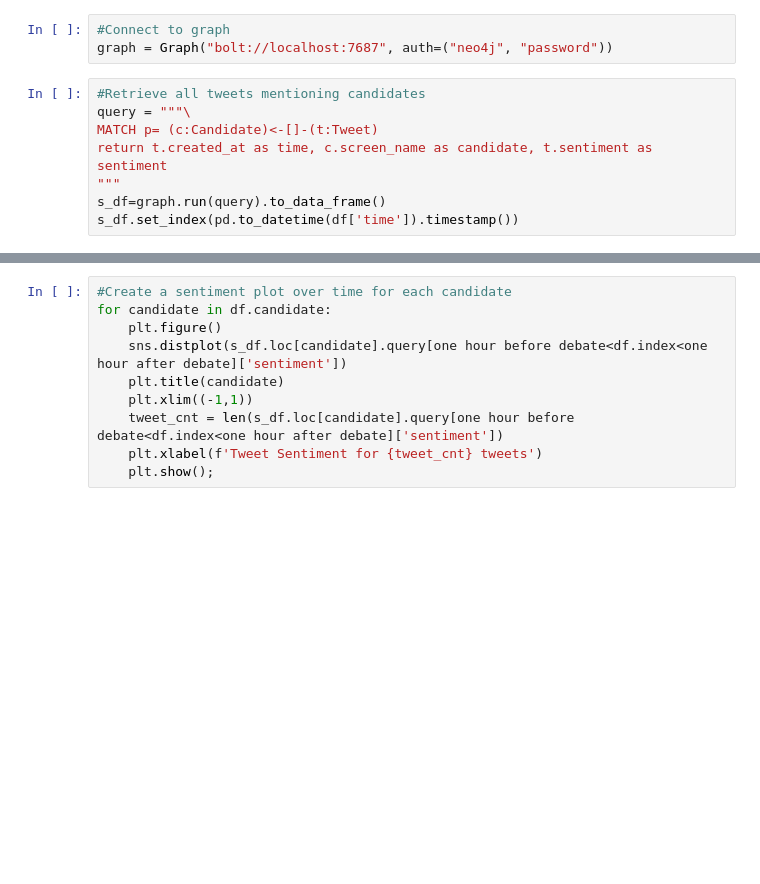
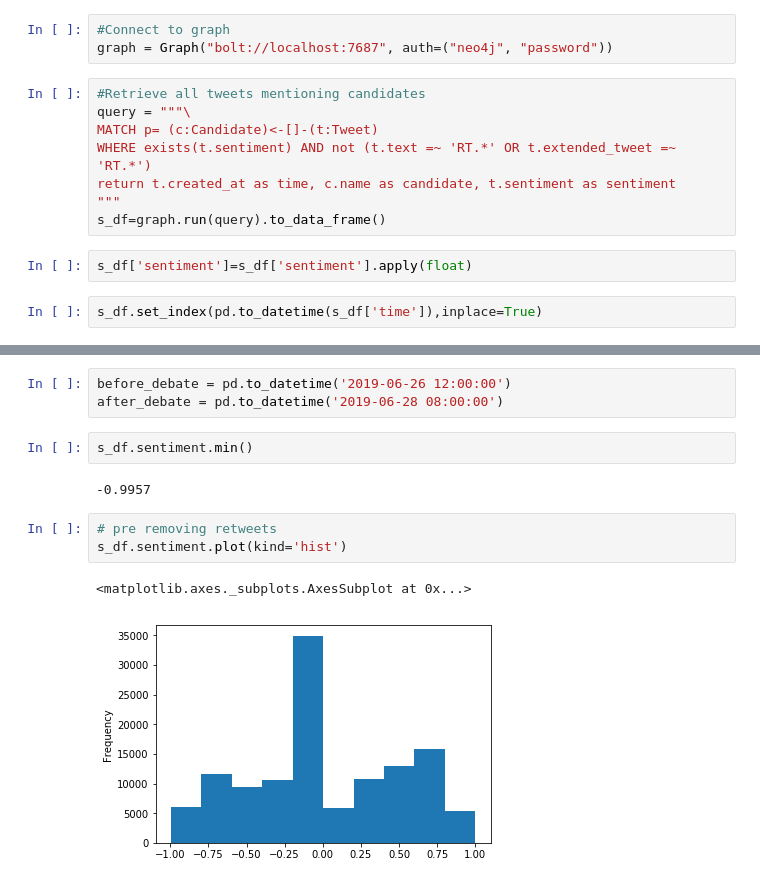
Before and after one commit to danjizquierdo/1stPrimaryDebateNight2020, a Jupyter notebook: SentimentalNotebook.ipynb, the cells around one changed output, grey strips where cells are left out. Cells and saved outputs as stored; diff of their text form; blank space fills up the shorter version.

Commit message:
Preliminary sentiment analysis

```diff
--- a/SentimentalNotebook.ipynb
+++ b/SentimentalNotebook.ipynb
@@ -11,10 +11,14 @@ graph = Graph("bolt://localhost:7687", auth=("neo4j", "password"))
 #Retrieve all tweets mentioning candidates
 query = """\
 MATCH p= (c:Candidate)<-[]-(t:Tweet)
-return t.created_at as time, c.screen_name as candidate, t.sentiment as sentiment
+WHERE exists(t.sentiment) AND not (t.text =~ 'RT.*' OR t.extended_tweet =~ 'RT.*')
+return t.created_at as time, c.name as candidate, t.sentiment as sentiment
 """
 s_df=graph.run(query).to_data_frame()
-s_df.set_index(pd.to_datetime(df['time']).timestamp())
+# %%
+s_df['sentiment']=s_df['sentiment'].apply(float)
+# %%
+s_df.set_index(pd.to_datetime(s_df['time']),inplace=True)
 # %%
 #Make sure things look alright
 s_df.head()
@@ -21,10 +33,13 @@ s_df.head()
-# %%
-#Create a sentiment plot over time for each candidate
-for candidate in df.candidate:
-    plt.figure()
-    sns.distplot(s_df.loc[candidate].query[one hour before debate<df.index<one hour after debate]['sentiment'])
-    plt.title(candidate)
-    plt.xlim((-1,1))
-    tweet_cnt = len(s_df.loc[candidate].query[one hour before debate<df.index<one hour after debate]['sentiment'])
-    plt.xlabel(f'Tweet Sentiment for {tweet_cnt} tweets')
-    plt.show();
+# %%
+before_debate = pd.to_datetime('2019-06-26 12:00:00')
+after_debate = pd.to_datetime('2019-06-28 08:00:00')
+# %%
+s_df.sentiment.min()
+# %% [output]
+-0.9957
+# %%
+# pre removing retweets
+s_df.sentiment.plot(kind='hist')
+# %% [output]
+<matplotlib.axes._subplots.AxesSubplot at 0x...>
+[figure, added]
```
Also changed, not shown: parts of 14 cells of this notebook.
